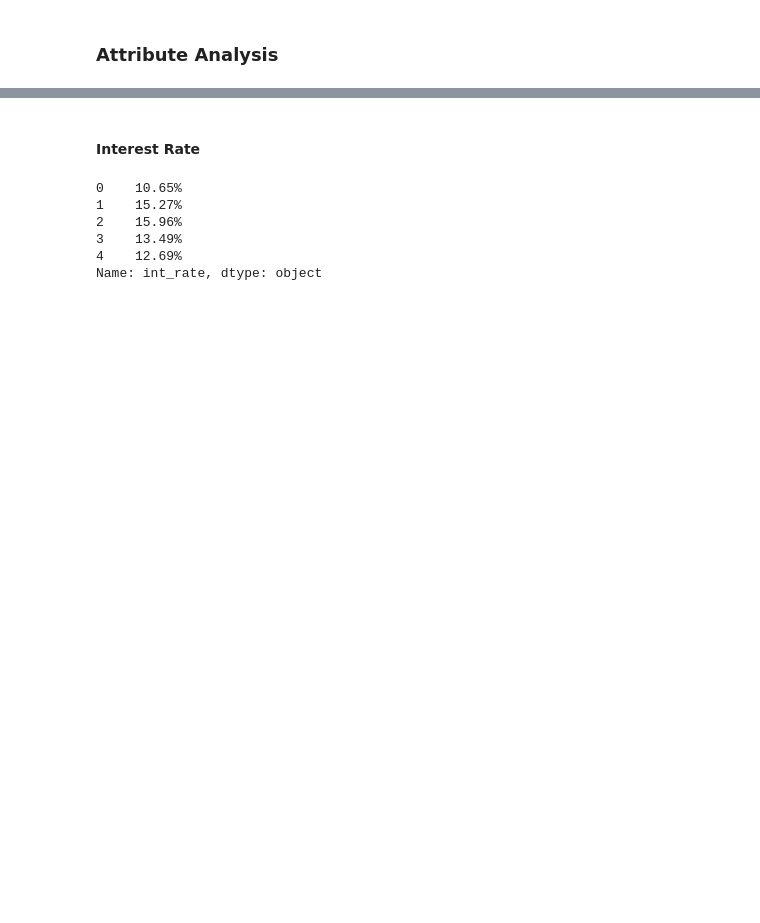
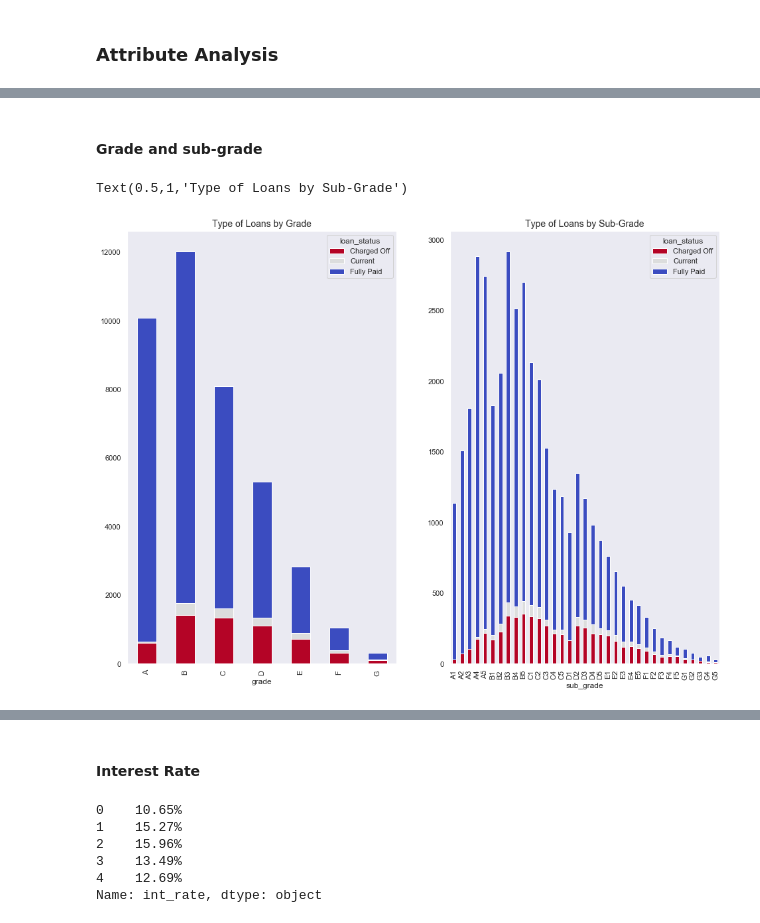
Before and after one commit to abhayace/loan-default-factors, a Jupyter notebook: Loan_Assignment_final.ipynb, the cells around one changed output, grey strips where cells are left out. Drawn from its saved outputs; the diff is of its cells as text; code cells hidden in the pictures; blank space fills up the shorter version.

```diff
--- a/Loan_Assignment_final.ipynb
+++ b/Loan_Assignment_final.ipynb
@@ -270,0 +296,21 @@ memory usage: 12.7+ MB
+# %% [markdown]
+#### Grade and sub-grade
+# %%
+fig = plt.figure(figsize=(16,12))
+
+ax1 = fig.add_subplot(121)
+ax2 = fig.add_subplot(122)
+
+cmap = plt.cm.coolwarm_r
+
+loans_by_region = loans_df.groupby(['grade', 'loan_status']).size()
+loans_by_region.unstack().plot(kind='bar', stacked=True, colormap=cmap, ax=ax1, grid=False)
+ax1.set_title('Type of Loans by Grade', fontsize=14)
+
+
+loans_by_grade = loans_df.groupby(['sub_grade', 'loan_status']).size()
+loans_by_grade.unstack().plot(kind='bar', stacked=True, colormap=cmap, ax=ax2, grid=False)
+ax2.set_title('Type of Loans by Sub-Grade', fontsize=14)
+# %% [output]
+Text(0.5,1,'Type of Loans by Sub-Grade')
+[figure, added]
```
Also changed, not shown: parts of 21 cells of this notebook.
